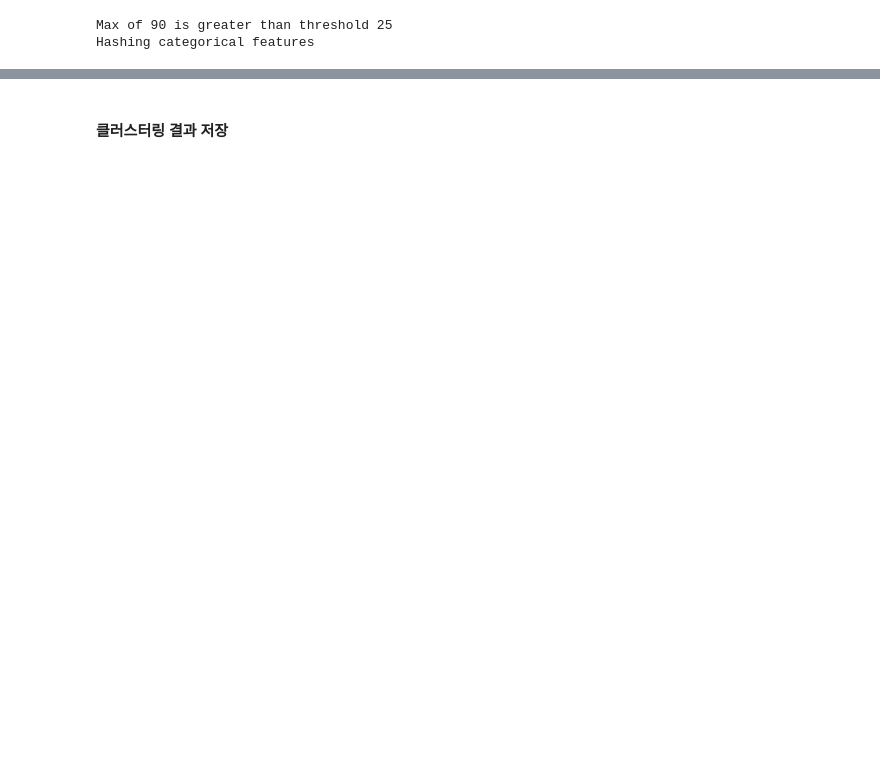
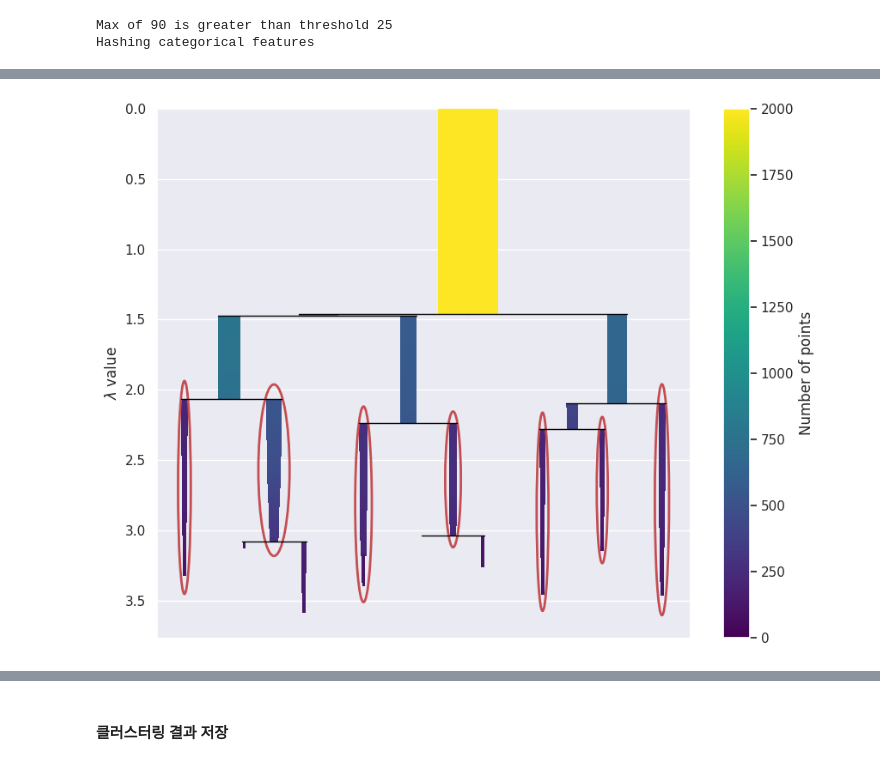
Before and after one commit to OREYH/DenseClus, a Jupyter notebook: Clustering_MostAI.ipynb, the cells around one changed output, grey strips where cells are left out. Drawn from its saved outputs; the diff is of its cells as text; code cells hidden in the pictures; blank space fills up the shorter version.

```diff
--- a/Clustering_MostAI.ipynb
+++ b/Clustering_MostAI.ipynb
@@ -108,10 +138,12 @@ plt.show()
 # %%
-_ = clf.hdbscan_.condensed_tree_.plot(
+clf.hdbscan_.condensed_tree_.plot(
     select_clusters=True,
     selection_palette=sns.color_palette("deep", np.unique(clustered).shape[0]),
 )
 
 plt.show()
+# %% [output]
+[figure, added]
 # %%
 coverage = np.sum(clustered) / embedding.shape[0]
 
```
Also changed, not shown: parts of 11 cells of this notebook, 1 other file.
